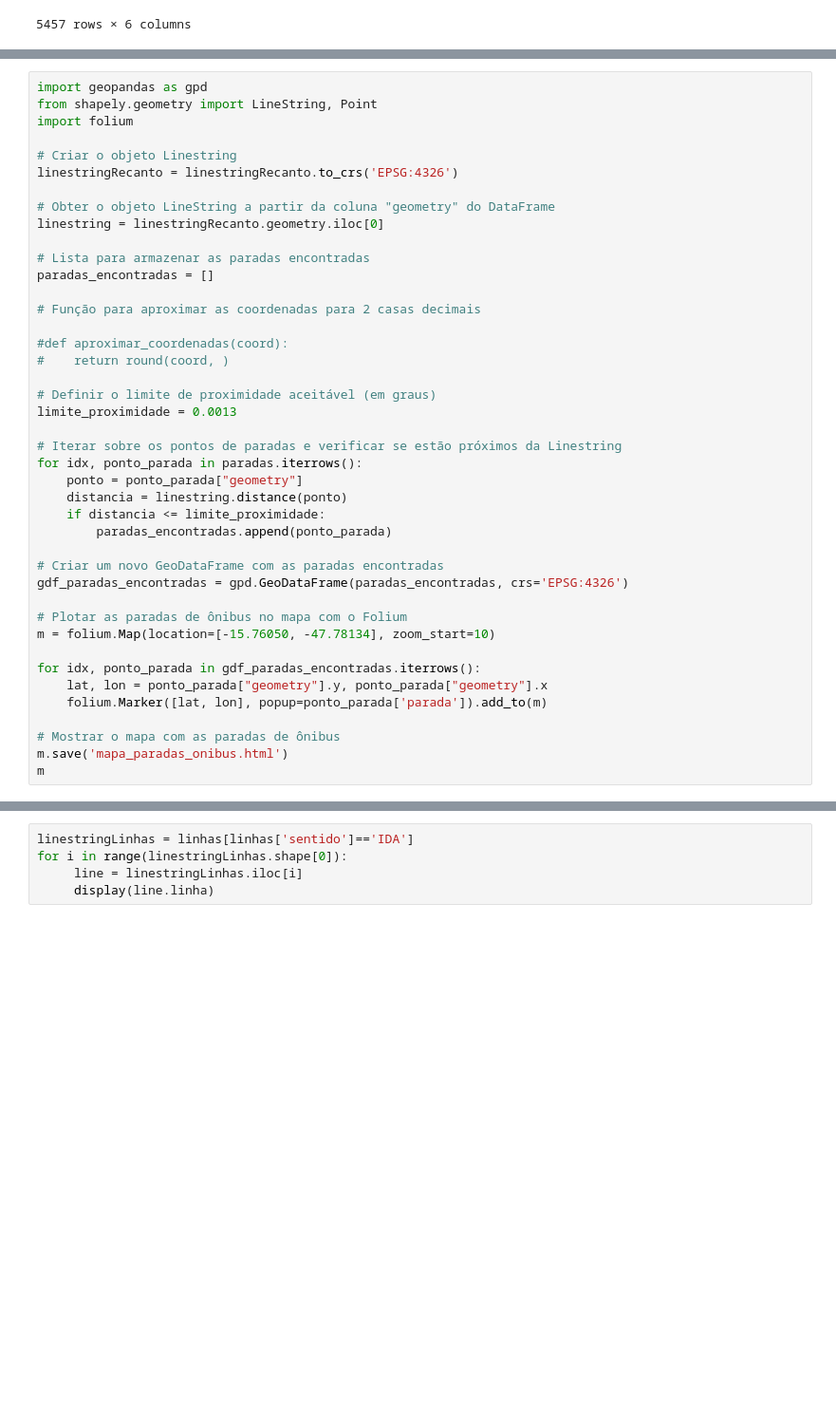
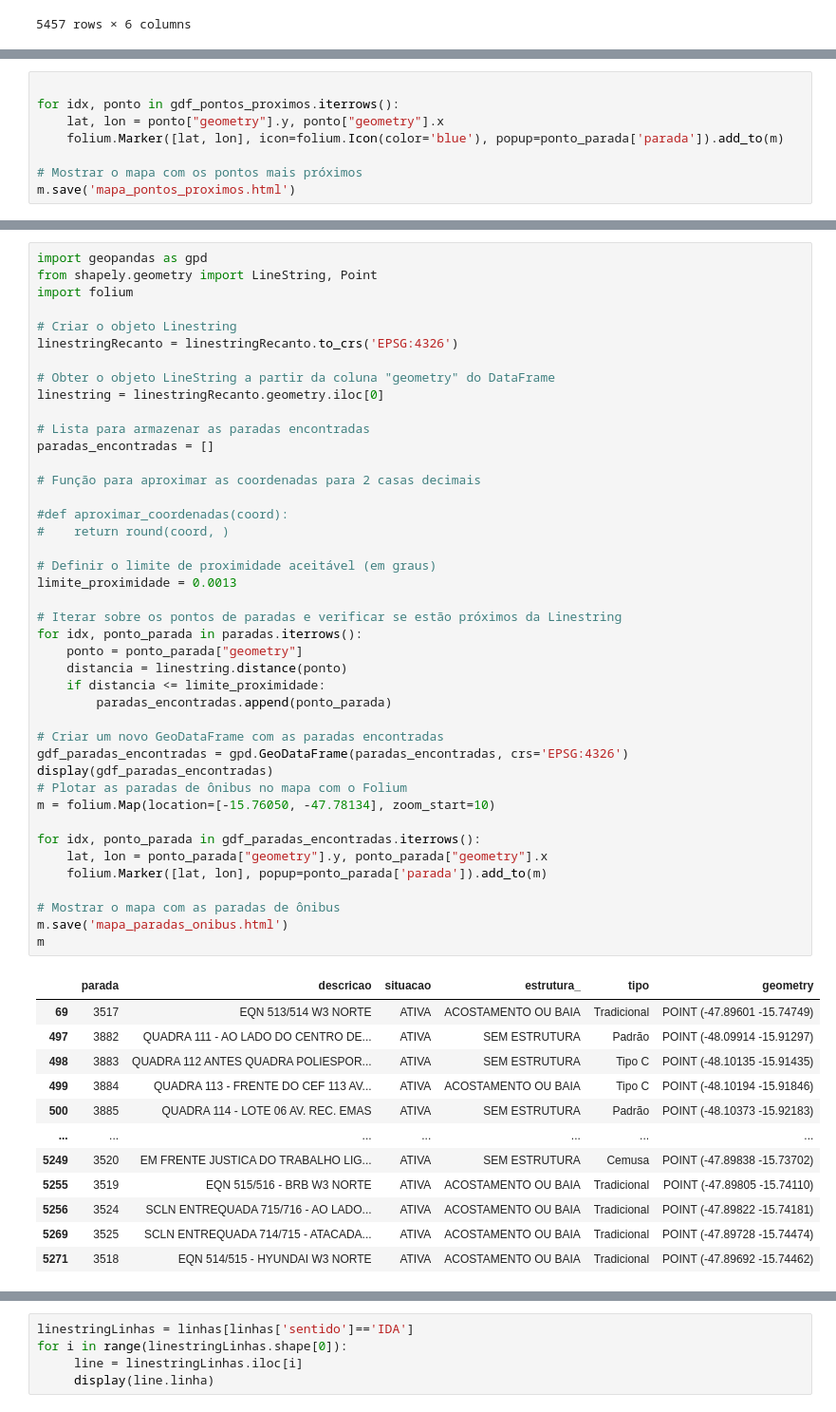
Before and after one commit to ResidenciaTICBrisa/02_RotaOnibus, a Jupyter notebook: docs/Notebooks/testeParadas.ipynb, the cells around one changed output, grey strips where cells are left out. Shown at 95% size. Saved outputs shown, nothing was run; the diff lists cells and outputs as text; blank space fills up the shorter version.

```diff
--- a/docs/Notebooks/testeParadas.ipynb
+++ b/docs/Notebooks/testeParadas.ipynb
@@ -211,3 +263,11 @@ m.save('mapa_paradas_onibus.html')
+# %%
+
+for idx, ponto in gdf_pontos_proximos.iterrows():
+    lat, lon = ponto["geometry"].y, ponto["geometry"].x
+    folium.Marker([lat, lon], icon=folium.Icon(color='blue'), popup=ponto_parada['parada']).add_to(m)
+
+# Mostrar o mapa com os pontos mais próximos
+m.save('mapa_pontos_proximos.html')
 # %%
 m
 # %% [output]
@@ -226,31 +286,44 @@ linestring = linestringRecanto.geometry.iloc[0]
 # Lista para armazenar as paradas encontradas
 paradas_encontradas = []
 
 # Função para aproximar as coordenadas para 2 casas decimais
 
 #def aproximar_coordenadas(coord):
 #    return round(coord, )
 
 # Definir o limite de proximidade aceitável (em graus)
 limite_proximidade = 0.0013
 
 # Iterar sobre os pontos de paradas e verificar se estão próximos da Linestring
 for idx, ponto_parada in paradas.iterrows():
     ponto = ponto_parada["geometry"]
     distancia = linestring.distance(ponto)
     if distancia <= limite_proximidade:
         paradas_encontradas.append(ponto_parada)
 
 # Criar um novo GeoDataFrame com as paradas encontradas
 gdf_paradas_encontradas = gpd.GeoDataFrame(paradas_encontradas, crs='EPSG:4326')
-
+display(gdf_paradas_encontradas)
 # Plotar as paradas de ônibus no mapa com o Folium
 m = folium.Map(location=[-15.76050, -47.78134], zoom_start=10)
 
 for idx, ponto_parada in gdf_paradas_encontradas.iterrows():
     lat, lon = ponto_parada["geometry"].y, ponto_parada["geometry"].x
     folium.Marker([lat, lon], popup=ponto_parada['parada']).add_to(m)
 
 # Mostrar o mapa com as paradas de ônibus
 m.save('mapa_paradas_onibus.html')
 m
+# %% [output]
+|  | parada | descricao | situacao | estrutura_ | tipo | geometry |
+| 69 | 3517 | EQN 513/514 W3 NORTE | ATIVA | ACOSTAMENTO OU BAIA | Tradicional | POINT (-47.89601 -15.74749) |
+| 497 | 3882 | QUADRA 111 - AO LADO DO CENTRO DE... | ATIVA | SEM ESTRUTURA | Padrão | POINT (-48.09914 -15.91297) |
+| 498 | 3883 | QUADRA 112 ANTES QUADRA POLIESPOR... | ATIVA | SEM ESTRUTURA | Tipo C | POINT (-48.10135 -15.91435) |
+| 499 | 3884 | QUADRA 113 - FRENTE DO CEF 113 AV... | ATIVA | ACOSTAMENTO OU BAIA | Tipo C | POINT (-48.10194 -15.91846) |
+| 500 | 3885 | QUADRA 114 - LOTE 06 AV. REC. EMAS | ATIVA | SEM ESTRUTURA | Padrão | POINT (-48.10373 -15.92183) |
+| ... | ... | ... | ... | ... | ... | ... |
+| 5249 | 3520 | EM FRENTE JUSTICA DO TRABALHO LIG... | ATIVA | SEM ESTRUTURA | Cemusa | POINT (-47.89838 -15.73702) |
+| 5255 | 3519 | EQN 515/516 - BRB W3 NORTE | ATIVA | ACOSTAMENTO OU BAIA | Tradicional | POINT (-47.89805 -15.74110) |
+| 5256 | 3524 | SCLN ENTREQUADA 715/716 - AO LADO... | ATIVA | ACOSTAMENTO OU BAIA | Tradicional | POINT (-47.89822 -15.74181) |
+| 5269 | 3525 | SCLN ENTREQUADA 714/715 - ATACADA... | ATIVA | ACOSTAMENTO OU BAIA | Tradicional | POINT (-47.89728 -15.74474) |
+| 5271 | 3518 | EQN 514/515 - HYUNDAI W3 NORTE | ATIVA | ACOSTAMENTO OU BAIA | Tradicional | POINT (-47.89692 -15.74462) |
```
Also changed, not shown: parts of 6 cells of this notebook, 4 other files.
